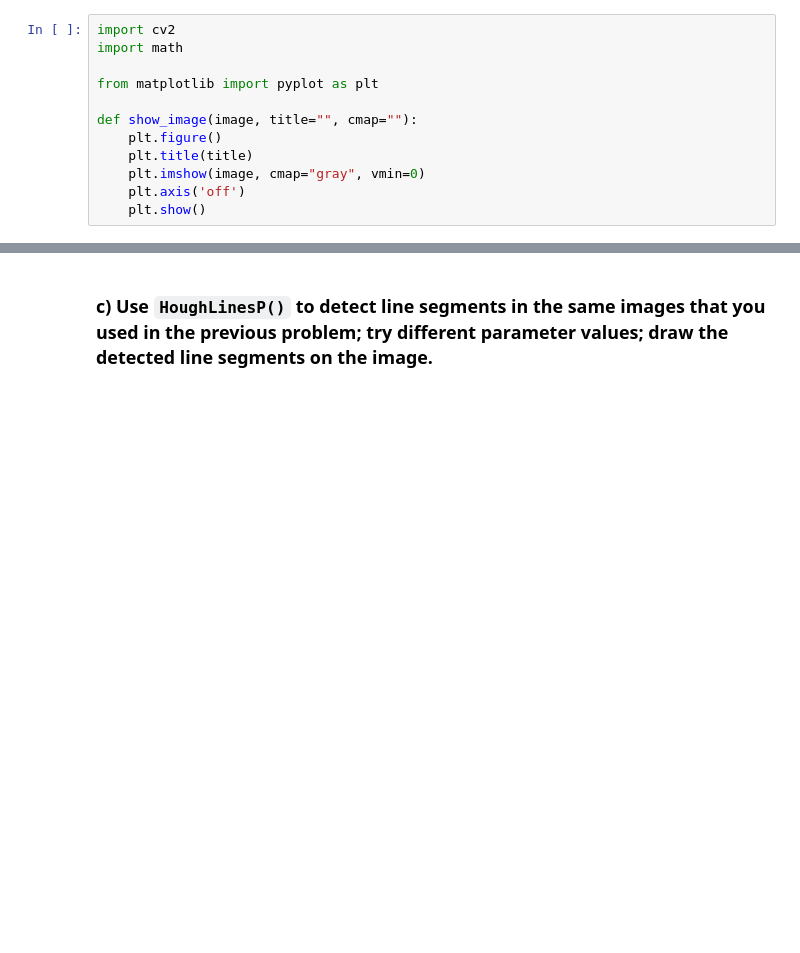
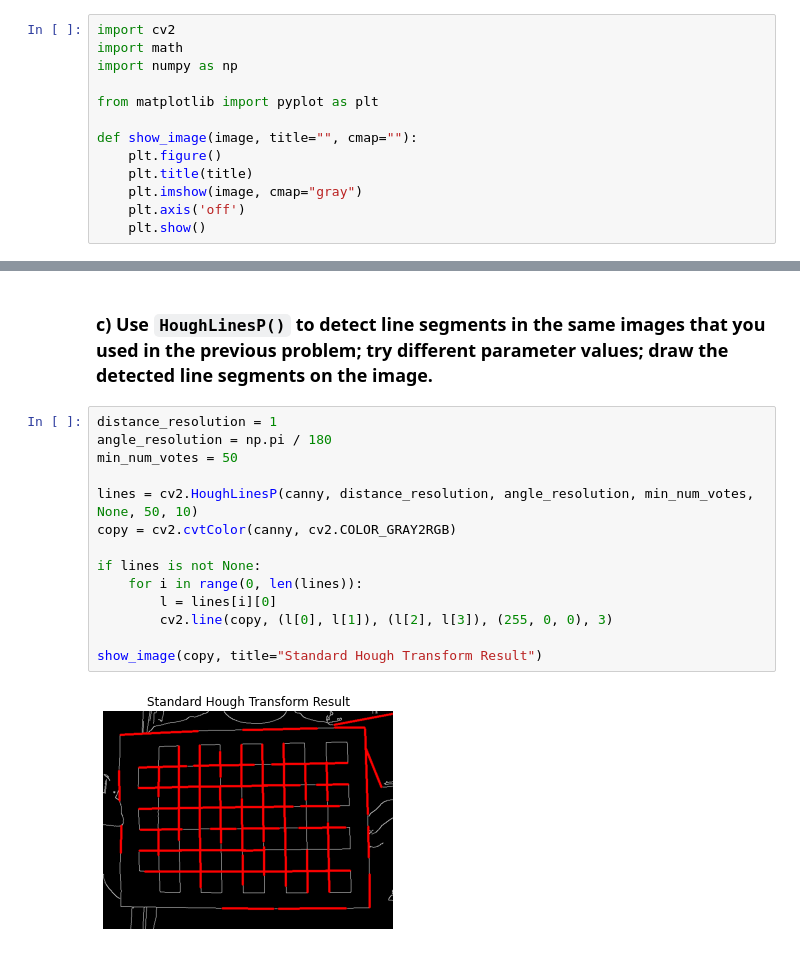
Before and after one commit to Educorreia932/FEUP-VC, a Jupyter notebook: Exercises/Classic Computer Vision using OpenCV/8. Hough transform – line and circle detection/notebook.ipynb, the cells around one changed output, grey strips where cells are left out. Cells and saved outputs as stored; diff of their text form; blank space fills up the shorter version.

```diff
--- a/Exercises/Classic Computer Vision using OpenCV/8. Hough transform – line and circle detection/notebook.ipynb
+++ b/Exercises/Classic Computer Vision using OpenCV/8. Hough transform – line and circle detection/notebook.ipynb
@@ -3,13 +3,14 @@
 # %%
 import cv2
 import math
+import numpy as np
 
 from matplotlib import pyplot as plt
 
 def show_image(image, title="", cmap=""):
     plt.figure()
     plt.title(title)
-    plt.imshow(image, cmap="gray", vmin=0)
+    plt.imshow(image, cmap="gray")
     plt.axis('off')
     plt.show()
 # %% [markdown]
@@ -55,3 +56,19 @@ show_image(copy, title="Standard Hough Transform Result")
 [figure]
 # %% [markdown]
 ### **c)** Use `HoughLinesP()` to detect line segments in the same images that you used in the previous problem; try different parameter values; draw the detected line segments on the image.
+# %%
+distance_resolution = 1
+angle_resolution = np.pi / 180
+min_num_votes = 50
+
+lines = cv2.HoughLinesP(canny, distance_resolution, angle_resolution, min_num_votes, None, 50, 10)
+copy = cv2.cvtColor(canny, cv2.COLOR_GRAY2RGB)
+
+if lines is not None:
+    for i in range(0, len(lines)):
+        l = lines[i][0]
+        cv2.line(copy, (l[0], l[1]), (l[2], l[3]), (255, 0, 0), 3)
+
+show_image(copy, title="Standard Hough Transform Result")
+# %% [output]
+[figure, added]
```
Also changed, not shown: parts of 4 cells of this notebook, 5 other files.
